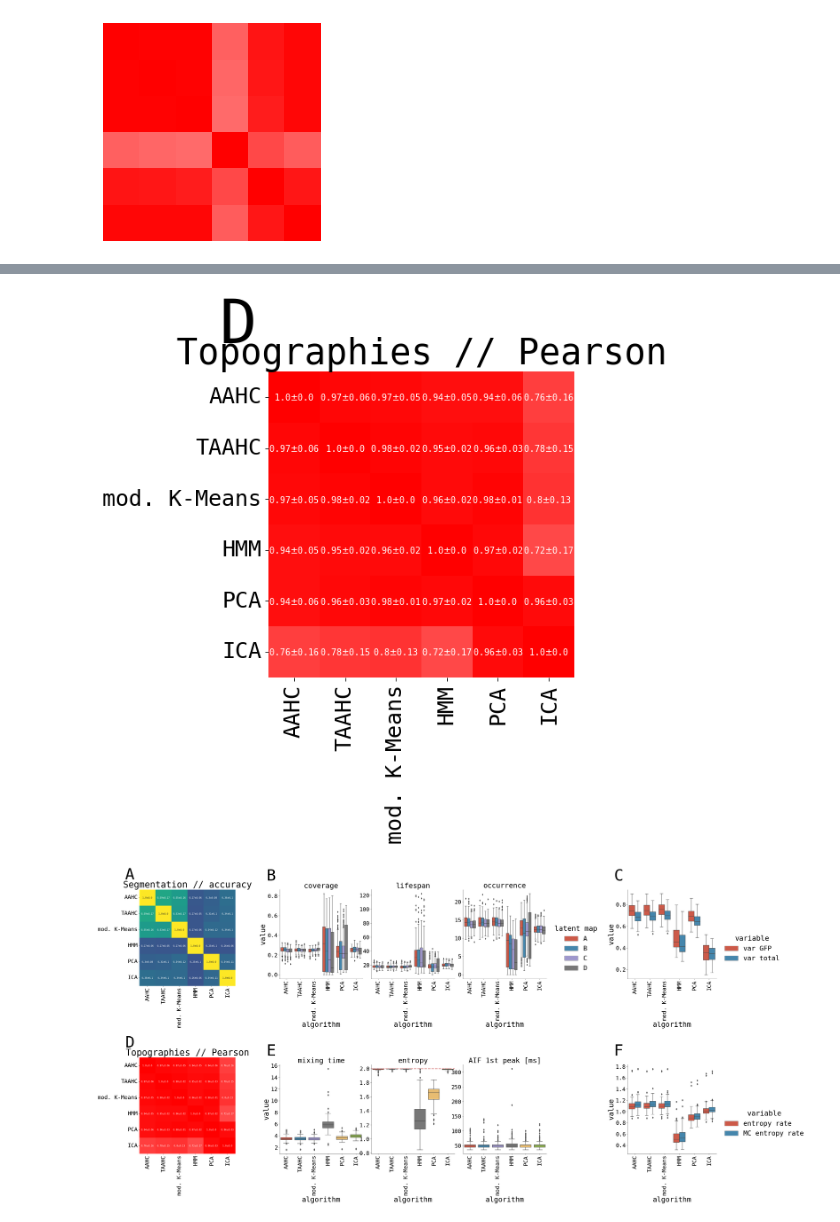
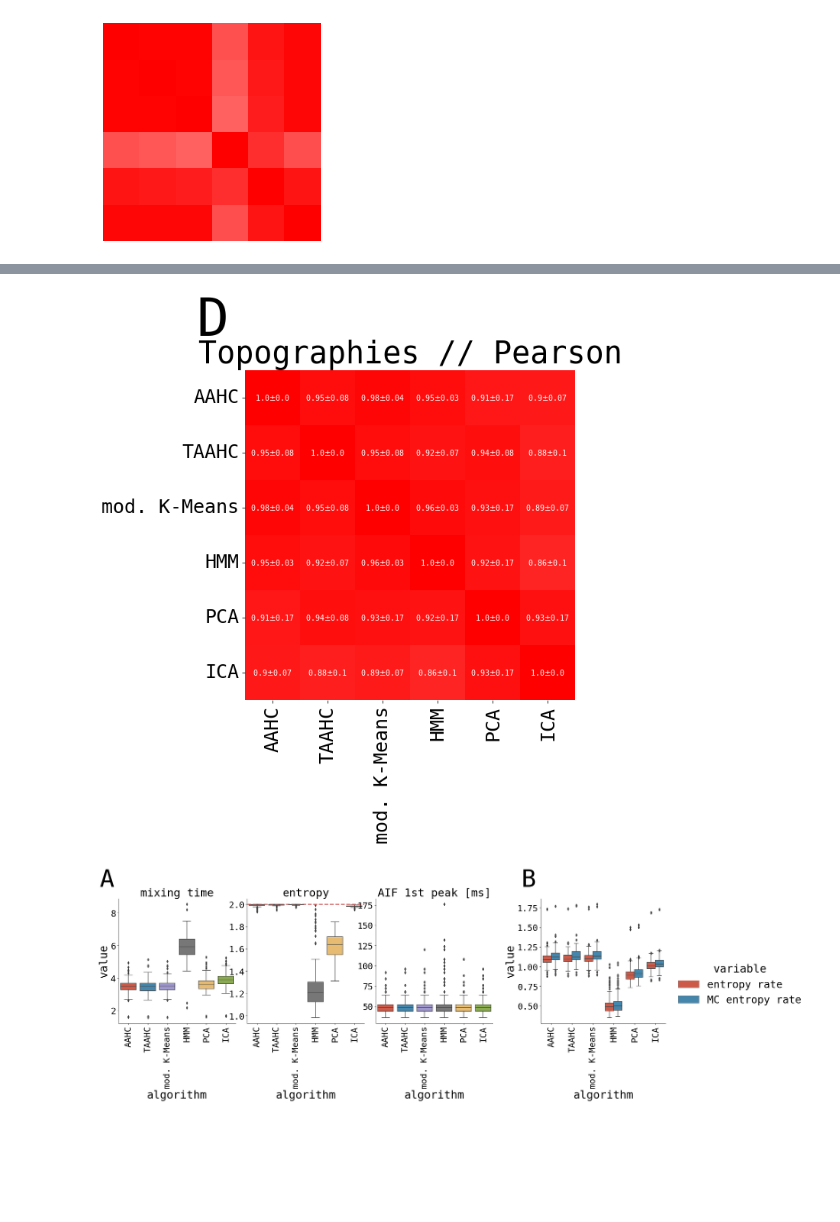
Before and after one commit to jajcayn/eeg_latent_space, a Jupyter notebook: notebooks/paper1_figs/data_viz_stats.ipynb, the cells around one changed output, grey strips where cells are left out. Saved outputs shown, nothing was run; the diff lists cells and outputs as text; code cells hidden in the pictures; blank space fills up the shorter version.

```diff
--- a/notebooks/paper1_figs/data_viz_stats.ipynb
+++ b/notebooks/paper1_figs/data_viz_stats.ipynb
@@ -37,7 +37,7 @@ COLUMNS_ORDER = [
 
 FOLDER = "../../results/aggregated/"
 
-DATA_TYPE = "real_data"
+DATA_TYPE = "FT"
 EOC = "EC"
 # %% [output]
 <Figure size 72x72 with 0 Axes>
@@ -494,10 +494,18 @@ g6.text(
 g6.set_title("Topographies // Pearson")
 g6.savefig(quick=True)
 # %% [output]
-[figure, old version]
+[figure, new version]
 # %%
-((g1 / g6) | (g2 / g4) | (g3 / g5)).savefig(
+# ((g1 / g6) | (g2 / g4) | (g3 / g5)).savefig(
+#     fname=f"LEMON_{DATA_TYPE}_{EOC}_stats.pdf", transparent=True
+# )
+
+(g1 | g2 | g3 | g6).savefig(
     fname=f"LEMON_{DATA_TYPE}_{EOC}_stats.pdf", transparent=True
 )
+
+(g4 | g5).savefig(
+    fname=f"LEMON_{DATA_TYPE}_{EOC}_stats_inf.pdf", transparent=True
+)
 # %% [output]
-[figure, old version]
+[figure, new version]
```
Also changed, not shown: parts of 7 cells of this notebook, 4 other files.
